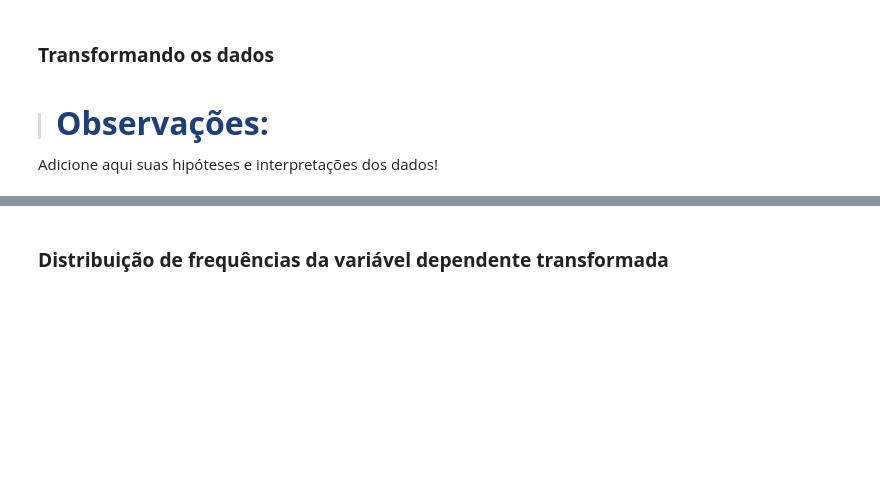
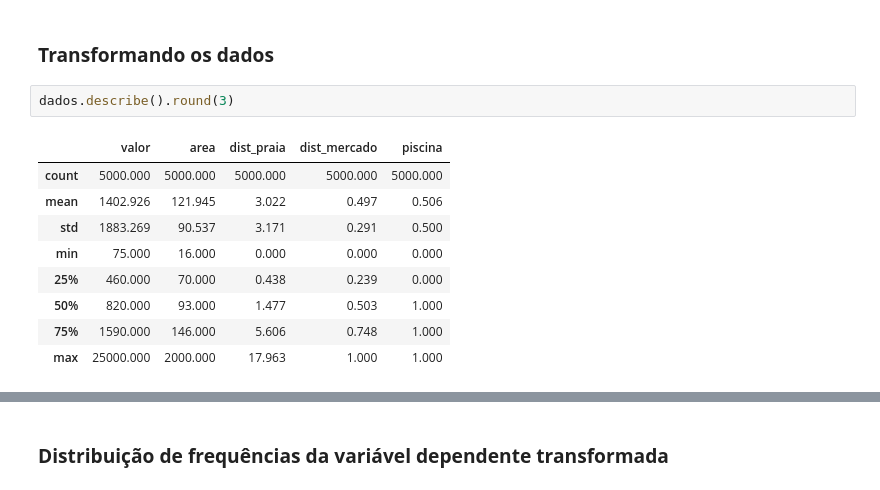
Before and after one commit to arthur-pulini/Machine-Learning-regressao-alura, a Jupyter notebook: Transformando_Variaveis_para_uma_Regressao_Linear/Desafios/Desafios.ipynb, the cells around one changed output, grey strips where cells are left out. Drawn from its saved outputs; the diff is of its cells as text; blank space fills up the shorter version.

```diff
--- a/Transformando_Variaveis_para_uma_Regressao_Linear/Desafios/Desafios.ipynb
+++ b/Transformando_Variaveis_para_uma_Regressao_Linear/Desafios/Desafios.ipynb
@@ -159,7 +159,15 @@ A variável **piscina** foi retirada na análise, pois se trata de uma variável
 ### Mão na Massa - Transformando os dados e verificando suas relações
 # %% [markdown]
 ### **Transformando os dados**
-# %% [markdown]
-> #### <strong><font color="#203f75" size= 6>Observações:</font></strong>
-
-Adicione aqui suas hipóteses e interpretações dos dados!
+# %%
+dados.describe().round(3)
+# %% [output]
+|  | valor | area | dist_praia | dist_mercado | piscina |
+| count | 5000.000 | 5000.000 | 5000.000 | 5000.000 | 5000.000 |
+| mean | 1402.926 | 121.945 | 3.022 | 0.497 | 0.506 |
+| std | 1883.269 | 90.537 | 3.171 | 0.291 | 0.500 |
+| min | 75.000 | 16.000 | 0.000 | 0.000 | 0.000 |
+| 25% | 460.000 | 70.000 | 0.438 | 0.239 | 0.000 |
+| 50% | 820.000 | 93.000 | 1.477 | 0.503 | 1.000 |
+| 75% | 1590.000 | 146.000 | 5.606 | 0.748 | 1.000 |
+| max | 25000.000 | 2000.000 | 17.963 | 1.000 | 1.000 |
```
Also changed, not shown: parts of 6 cells of this notebook, 1 other file.
